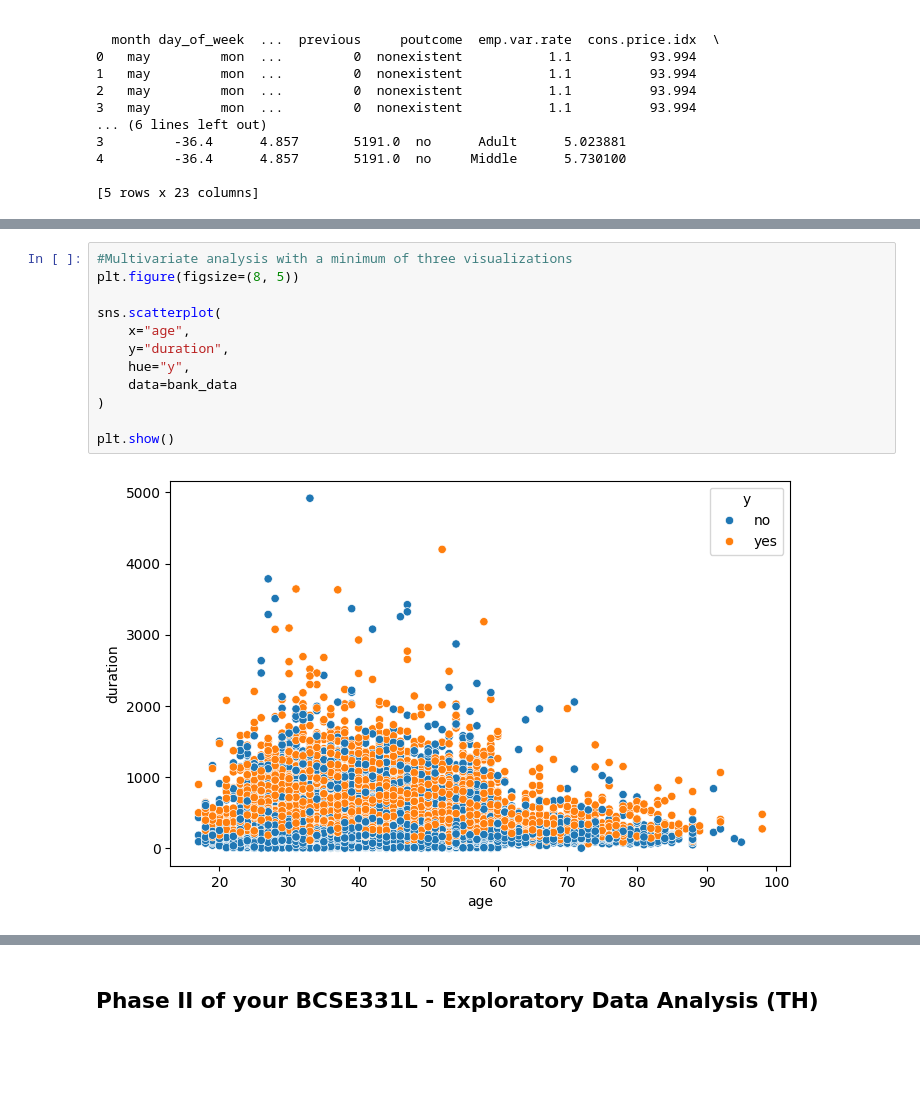
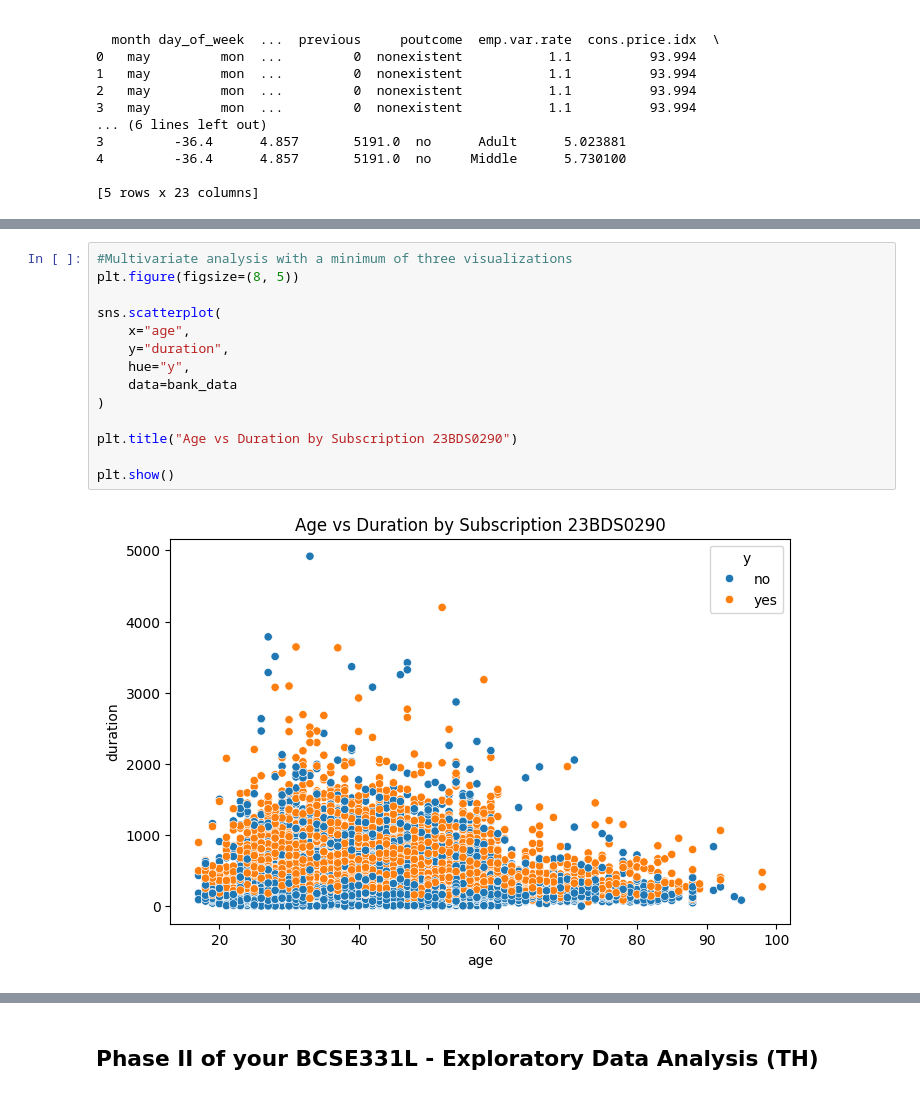
Before and after one commit to 2005lakshya/lakshya_gupta_eda, a Jupyter notebook: Lakshya_gupta_eda.ipynb, the cells around one changed output, grey strips where cells are left out. Drawn from its saved outputs; the diff is of its cells as text; blank space fills up the shorter version.

```diff
--- a/Lakshya_gupta_eda.ipynb
+++ b/Lakshya_gupta_eda.ipynb
@@ -243,17 +247,19 @@ plt.show()
 # %%
 #Multivariate analysis with a minimum of three visualizations
 plt.figure(figsize=(8, 5))
 
 sns.scatterplot(
     x="age",
     y="duration",
     hue="y",
     data=bank_data
 )
 
+plt.title("Age vs Duration by Subscription 23BDS0290")
+
 plt.show()
 # %% [output]
-[figure, old version]
+[figure, new version]
 # %%
 #Multivariate analysis with a minimum of three visualizations
 plt.figure(figsize=(12, 5))
```
Also changed, not shown: parts of 11 cells of this notebook.
